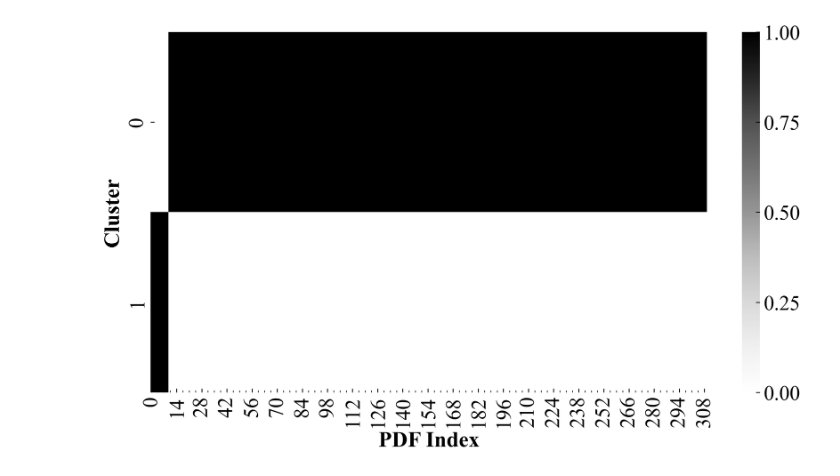
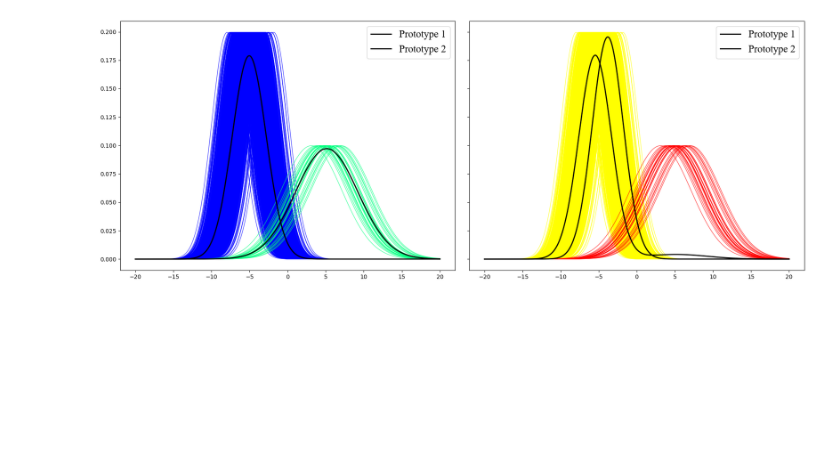
Before and after one commit to hungtrannam/probclust, a Jupyter notebook: notebooks/alg_EMIFCF.ipynb, the cells around one changed output. Saved outputs shown, nothing was run; the diff lists cells and outputs as text; code cells hidden in the pictures; blank space fills up the shorter version.

```diff
--- a/notebooks/alg_EMIFCF.ipynb
+++ b/notebooks/alg_EMIFCF.ipynb
@@ -103,17 +81,0 @@ ax.figure.tight_layout()
-# %%
-# plotPDF_Theta(grid_x, F_data, theta=Theta)
-plt.figure()
-temp(fontsize=18, w=10, h=5, u='centimeters')
-
-# pdfs
-for i in range(F_data.shape[0]):
-	ls = '-.' if labels[i] == 0 else ':'
-	color = 'lightgray' if labels[i] == 0 else 'dimgray'
-	plt.plot(grid_x, F_data[i], lw=2, color=color, linestyle=ls, alpha=0.7)
-
-# prototype
-for j in range(cluster.num_clusters):
-	plt.plot(grid_x, Theta[j, :], lw=2, linestyle='-', color='black')
-
-plt.tight_layout()
-# plt.savefig("FCF_V4.pdf", bbox_inches='tight')
@@ -133,30 +114,0 @@ plt.tight_layout()
-# %%
-import numpy as np
-import matplotlib.pyplot as plt
-import seaborn as sns
-
-U = np.asarray(U, dtype=float)
-
-plt.figure(figsize=(10, 6))
-temp(fontsize=20)
-
-ax = sns.heatmap(
-	U,
-	# annot=True,
-	# fmt=".2f",
-	cmap="Greys",
-	cbar=True,
-	vmin=0.0,           # ép min = 0
-	vmax=1.0,           # ép max = 1
-	cbar_kws={
-		"ticks": np.linspace(0, 1, 5),  # 0, 0.2, ..., 1.0
-		"format": "%.2f",
-	},
-)
-
-ax.set_ylabel("Cluster")
-ax.set_xlabel("PDF Index")
-ax.figure.tight_layout()
-# ax.figure.savefig("FCF_U9.pdf", bbox_inches="tight")
-# %% [output]
-[figure, removed]
@@ -207,0 +115,27 @@ ax.figure.tight_layout()
+# %%
+fig, axes = plt.subplots(1, 2, figsize=(18, 7), sharey=True)
+temp(20)
+# Plot for cluster (EMIFCF)
+colors1 = plt.cm.winter(np.linspace(0, 1, cluster_EMIFCF.num_clusters))
+styles1 = ['-'] * (cluster_EMIFCF.num_clusters + 1)
+for i in range(F_data.shape[0]):
+	cluster_idx = labels_EMIFCF[i]
+	axes[0].plot(grid_x, F_data[i], lw=1, color=colors1[cluster_idx], linestyle=styles1[cluster_idx], alpha=0.7)
+for j in range(cluster_EMIFCF.num_clusters):
+	axes[0].plot(grid_x, Theta_EMIFCF[j, :], lw=2, color='black', linestyle=styles1[j], label=f'Prototype {j+1}')
+axes[0].legend()
+
+# Plot for cluster_IFCF
+colors2 = plt.cm.autumn(np.linspace(0, 1, cluster_IFCF.num_clusters))
+styles2 = ['-'] * (cluster_IFCF.num_clusters + 1)
+for i in range(F_data.shape[0]):
+	cluster_idx = labels_IFCF[i]
+	axes[1].plot(grid_x, F_data[i], lw=1, color=colors2[cluster_idx], linestyle=styles2[cluster_idx], alpha=0.7)
+for j in range(cluster_IFCF.num_clusters):
+	axes[1].plot(grid_x, Theta_IFCF[j, :], lw=2, color='black', linestyle=styles2[j], label=f'Prototype {j+1}')
+axes[1].legend()
+
+plt.tight_layout()
+plt.show()
+# %% [output]
+[figure, added]
```
Also changed, not shown: parts of 10 cells of this notebook, 10 other files.
